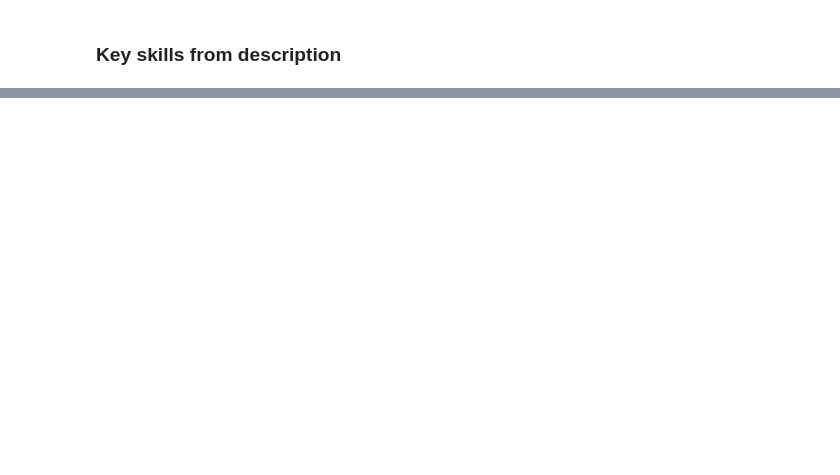
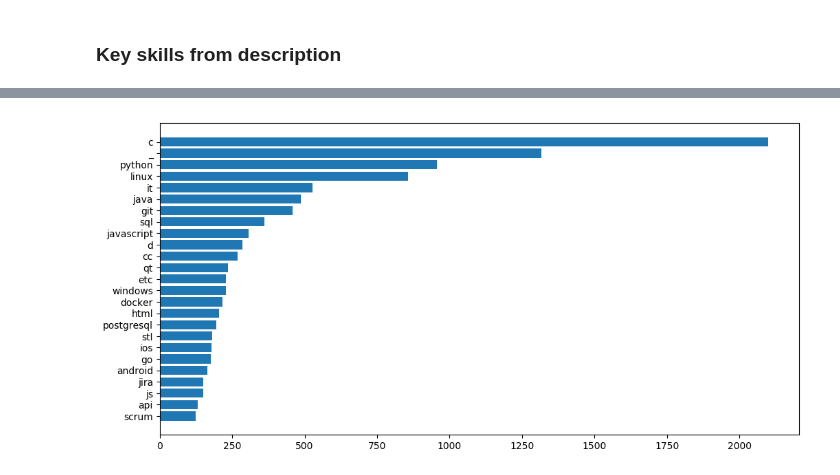
Before and after one commit to LuaSavage/hh_ru_research, a Jupyter notebook: main.ipynb, the cells around one changed output, grey strips where cells are left out. Saved outputs shown, nothing was run; the diff lists cells and outputs as text; code cells hidden in the pictures; blank space fills up the shorter version.

```diff
--- a/main.ipynb
+++ b/main.ipynb
@@ -245,24 +238,15 @@ plt.barh(key_skills_freq_series.index, key_skills_freq_series.values)
 # %% [markdown]
 ### Key skills from description
 # %%
-descriptions = df.description
-
 additional_tegs = []
-
-for dsc in descriptions:
+for dsc in df.description:
     searched = re.findall(r"(([A-z]+[\s/-]*)+)+", dsc)
     for pair in searched:
         addteg = list(pair)[0]
-        addteg = re.sub(r'\s+|\W+','', addteg)
+        #addteg = re.sub(r'\s+|\W+','', addteg)
+        addteg = re.sub(r'[\s|\W]+','', addteg)
+        addteg = addteg.lower()
+        if re.search(r'\w+', addteg):
+            additional_tegs.append(addteg)
 
-        addteg = addteg.lower()
-        additional_tegs.append(addteg)
-
-
-description_freq = pd.Series(Counter(additional_tegs)).sort_values(ascending=False)[:25]
-
-
-fz = plt.figure(figsize=(12, 8), dpi=100)
-fz.add_subplot(1,1,1)
-plt.xticks(rotation='vertical')
-plt.barh(description_freq.index, description_freq.values)
+description_freq = pd.Series(Counter(additional_tegs)).sort_values(ascending=False)
@@ -290,0 +253,6 @@ To https://github.com/russianSlave/hh_ru_parser.git
+# %%
+fz = plt.figure(figsize=(12, 6), dpi=100)
+fz.add_subplot(1,1,1)
+make_word_barh(description_freq)
+# %% [output]
+[figure, added]
```
Also changed, not shown: parts of 16 cells of this notebook.
